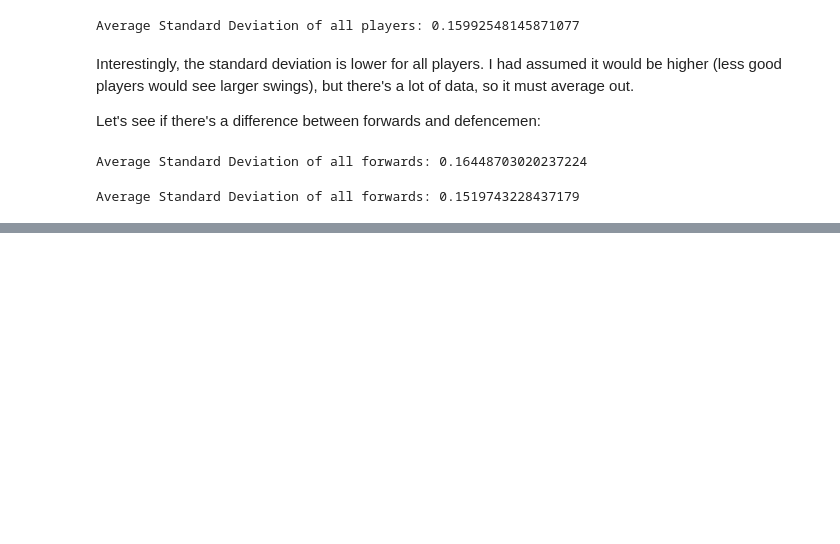
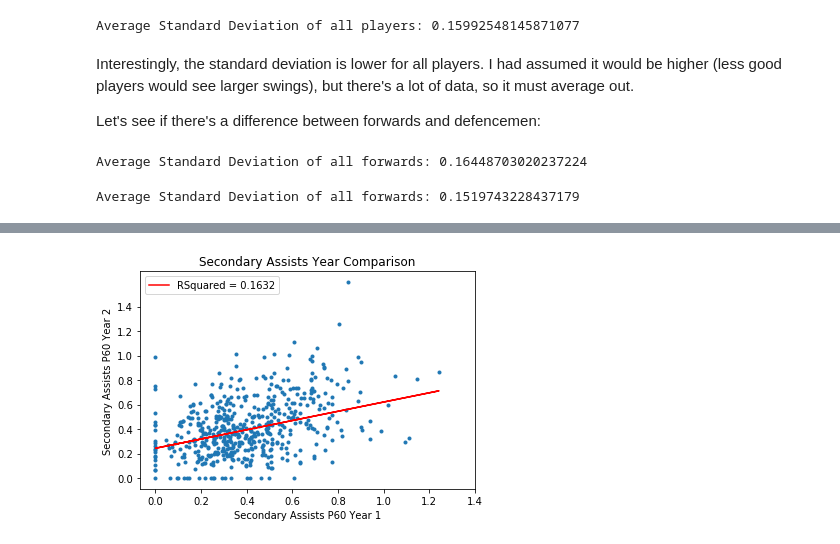
Before and after one commit to dbasilio/data-analysis-hockey, a Jupyter notebook: secondary-assists-analysis.ipynb, the cells around one changed output, grey strips where cells are left out. Drawn from its saved outputs; the diff is of its cells as text; code cells hidden in the pictures; blank space fills up the shorter version.

```diff
--- a/secondary-assists-analysis.ipynb
+++ b/secondary-assists-analysis.ipynb
@@ -203,0 +301,6 @@ NameError: name 'henrik' is not defined
+# %%
+reshaped_data_1718 = reshape_data_for_years(2017, 2018)
+ols_results_1718 = get_reshaped_line_of_best_fit(reshaped_data_1718)
+plot_scatter_with_lobf(reshaped_data_1718, ols_results_1718)
+# %% [output]
+[figure, added]
```
Also changed, not shown: parts of 21 cells of this notebook.
